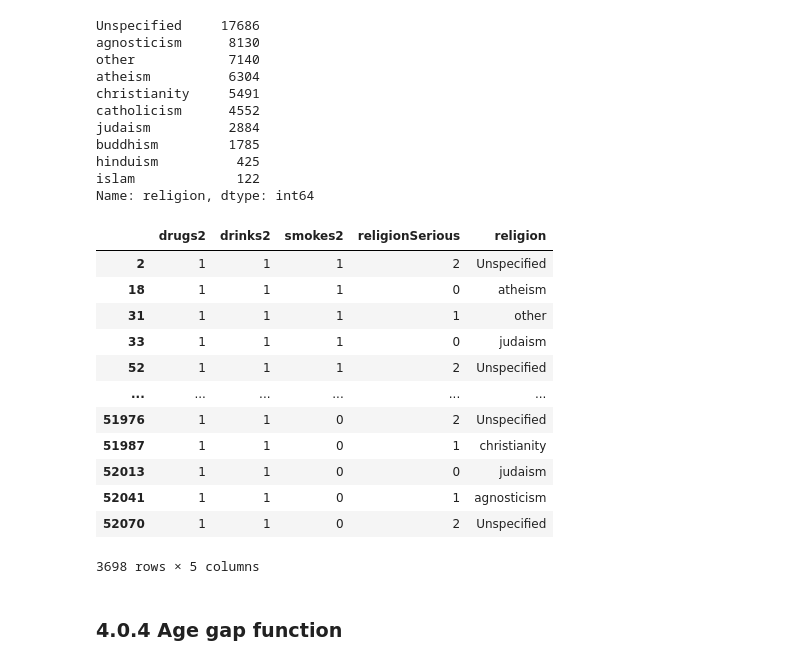
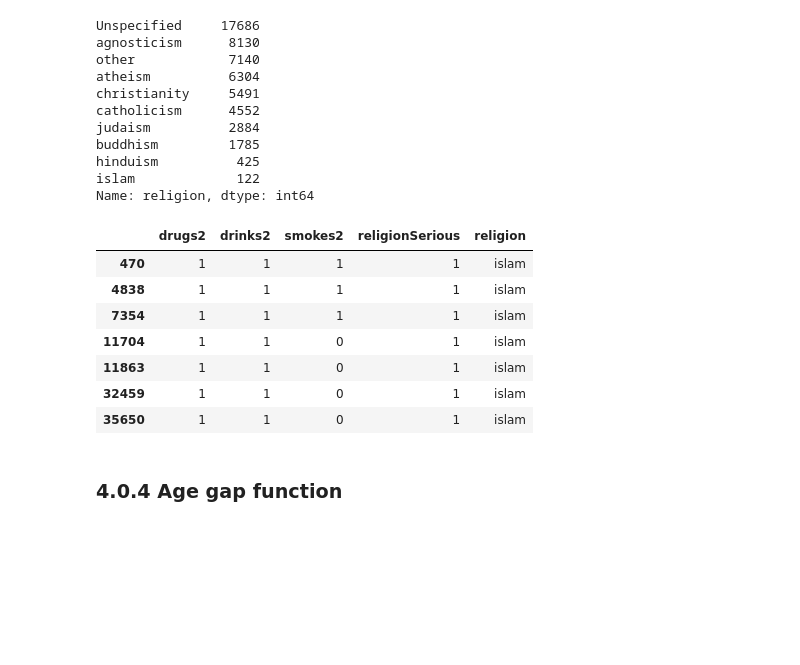
Before and after one commit to BensonMuriu/Dating-App-Recommender, a Jupyter notebook: P5_Notebook.ipynb, the cells around one changed output. Cells and saved outputs as stored; diff of their text form; code cells hidden in the pictures; blank space fills up the shorter version.

```diff
--- a/P5_Notebook.ipynb
+++ b/P5_Notebook.ipynb
@@ -2249,9 +2244,9 @@ def drug_matcher(orientation, gender, df, sign, sign_serious, drugs2, smokes2, d
         if drinks2 == 1 and smokes2 == 1:
             return df[ (df['drinks2']== 1) | (df['smokes2']==1) ]
         elif drinks2 == 1 and smokes2 == 0:
-              return df[ ~(df['drinks2']== 0) | (df['smokes2']==1) ]
+              return df[ ~(df['drinks2']== 0) ]
         elif drinks2 == 0 and smokes2 == 1:
-              return df[ (df['drinks2']== 0) | ~(df['smokes2']== 0) ]
+              return df[ ~(df['smokes2']== 0) ]
     else:
       return df[ (df['drinks2']==0) & (df['smokes2']==0) ]
 # %%
@@ -2297,21 +2281,16 @@ def religion_matcher(orientation, gender, df, sign, sign_serious, drugs2, smokes
 
     return df
 # %%
-religion_matcher('straight', 'f', dating_df, 'capricon', sign_serious=1, drugs2=1, smokes2=1, drinks2=1, religion_serious=0, religion='islam')[['drugs2', 'drinks2', 'smokes2', 'religionSerious', 'religion']]
+religion_matcher('straight', 'f', dating_df, 'capricon', sign_serious=1, drugs2=1, smokes2=1, drinks2=1, religion_serious=1, religion='islam')[['drugs2', 'drinks2', 'smokes2', 'religionSerious', 'religion']]
 # %% [output]
 |  | drugs2 | drinks2 | smokes2 | religionSerious | religion |
-| 2 | 1 | 1 | 1 | 2 | Unspecified |
-| 18 | 1 | 1 | 1 | 0 | atheism |
-| 31 | 1 | 1 | 1 | 1 | other |
-| 33 | 1 | 1 | 1 | 0 | judaism |
-| 52 | 1 | 1 | 1 | 2 | Unspecified |
-| ... | ... | ... | ... | ... | ... |
-| 51976 | 1 | 1 | 0 | 2 | Unspecified |
-| 51987 | 1 | 1 | 0 | 1 | christianity |
-| 52013 | 1 | 1 | 0 | 0 | judaism |
-| 52041 | 1 | 1 | 0 | 1 | agnosticism |
-| 52070 | 1 | 1 | 0 | 2 | Unspecified |
+| 470 | 1 | 1 | 1 | 1 | islam |
+| 4838 | 1 | 1 | 1 | 1 | islam |
+| 7354 | 1 | 1 | 1 | 1 | islam |
+| 11704 | 1 | 1 | 0 | 1 | islam |
+| 11863 | 1 | 1 | 0 | 1 | islam |
+| 32459 | 1 | 1 | 0 | 1 | islam |
+| 35650 | 1 | 1 | 0 | 1 | islam |
-3698 rows × 5 columns
 # %% [markdown]
 ### 4.0.4 Age gap function
 # %%
```
Also changed, not shown: parts of 22 cells of this notebook.
